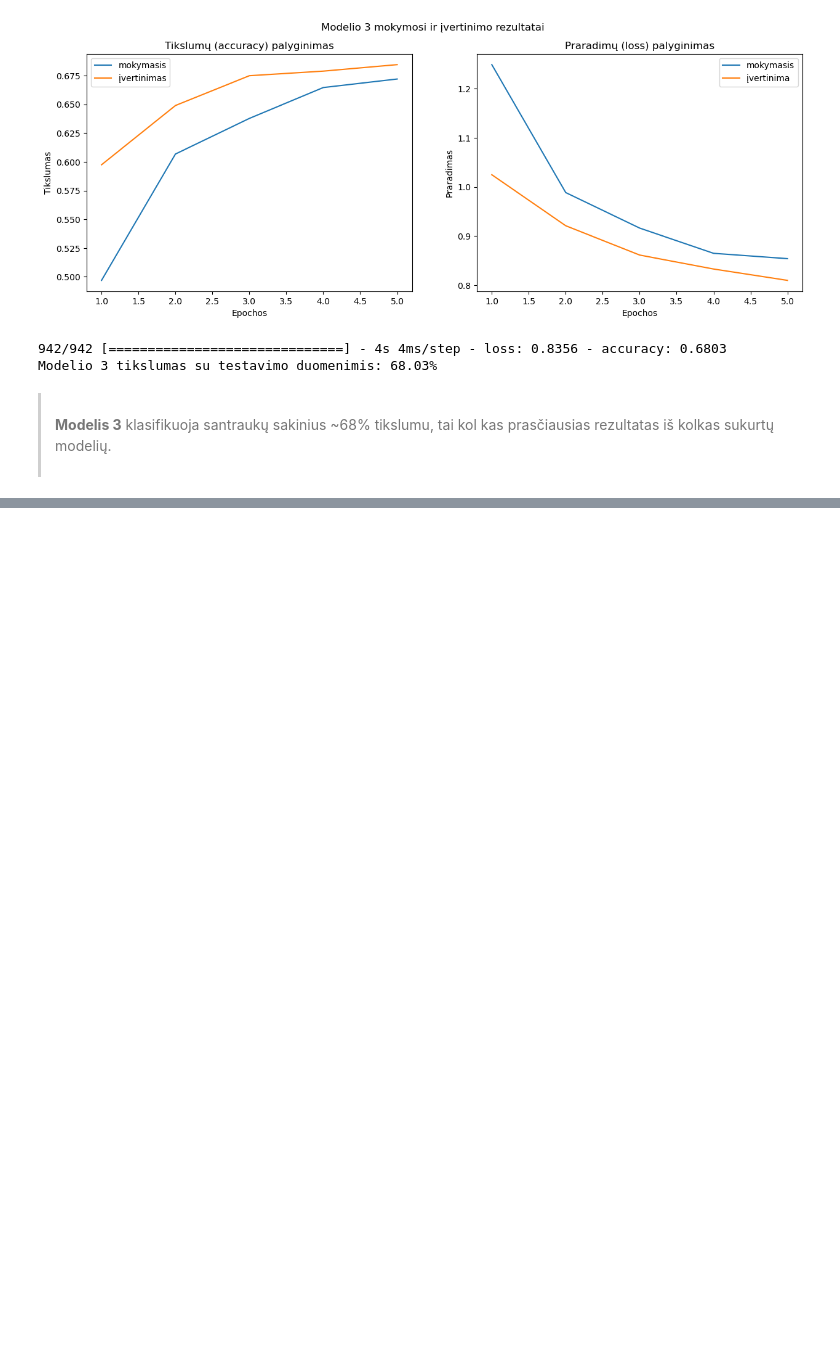
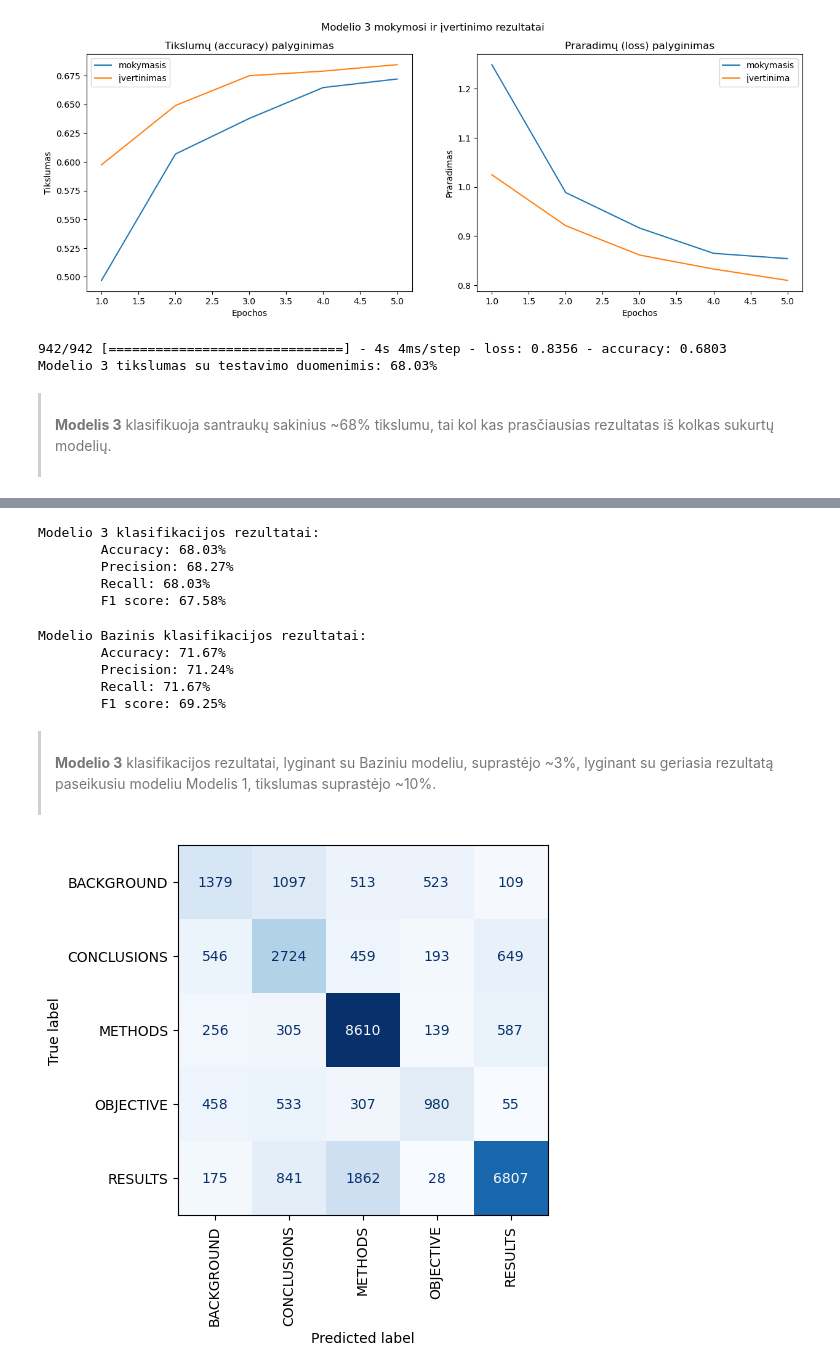
Before and after one commit to gisora/ptu8-final-project, a Jupyter notebook: nuosekliu_sakiniu_klasifikavimas.ipynb, the cells around one changed output, grey strips where cells are left out. Saved outputs shown, nothing was run; the diff lists cells and outputs as text; code cells hidden in the pictures; blank space fills up the shorter version.

Commit message:
modelio 3 palyginimas su bazinių modeliu

```diff
--- a/nuosekliu_sakiniu_klasifikavimas.ipynb
+++ b/nuosekliu_sakiniu_klasifikavimas.ipynb
@@ -1293,0 +1296,4 @@ Modelio 3 tikslumas su testavimo duomenimis: 68.03%
+# %%
+#  paruošiam Modelis 3 rezultatus klasifikacijos rezultatų spausdinimui
+model_3_pred_probabilities = model_3.predict(test_chars_dataset) # gaunam modelio tikimybes kiekvienai etiketei
+model_3_pred = tf.argmax(model_3_pred_probabilities, axis=1) # randam didžiausios tikimybės indeksą
@@ -1293,0 +1302,27 @@ Modelio 3 tikslumas su testavimo duomenimis: 68.03%
+# %%
+# spausdinam klasifikacijos rezultatą
+print_classification_results(y_true=y_test, y_pred=model_3_pred, model_name="3")
+# %% [output]
+Modelio 3 klasifikacijos rezultatai:
+        Accuracy: 68.03%
+        Precision: 68.27%
+        Recall: 68.03%
+        F1 score: 67.58%
+# %%
+# spausdinam bazinio modelio klasifikacijos rezultatą
+print_classification_results(y_true=y_test, y_pred=model_0_pred, model_name="Bazinis")
+# %% [output]
+Modelio Bazinis klasifikacijos rezultatai:
+        Accuracy: 71.67%
+        Precision: 71.24%
+        Recall: 71.67%
+        F1 score: 69.25%
+# %% [markdown]
+><br>
+><b>Modelio 3</b> klasifikacijos rezultatai, lyginant su Baziniu modeliu, suprastėjo ~3%, lyginant su geriasia rezultatą paseikusiu modeliu Modelis 1, tikslumas suprastėjo ~10%.<br>
+><br>
+# %%
+# Modelis 3 spėjimų (confusion) matrica
+plot_confusion_matrix(y_true=y_test, y_pred=model_3_pred, display_labels=etiketes)
+# %% [output]
+[figure, added]
```
Also changed, not shown: parts of 5 cells of this notebook.
